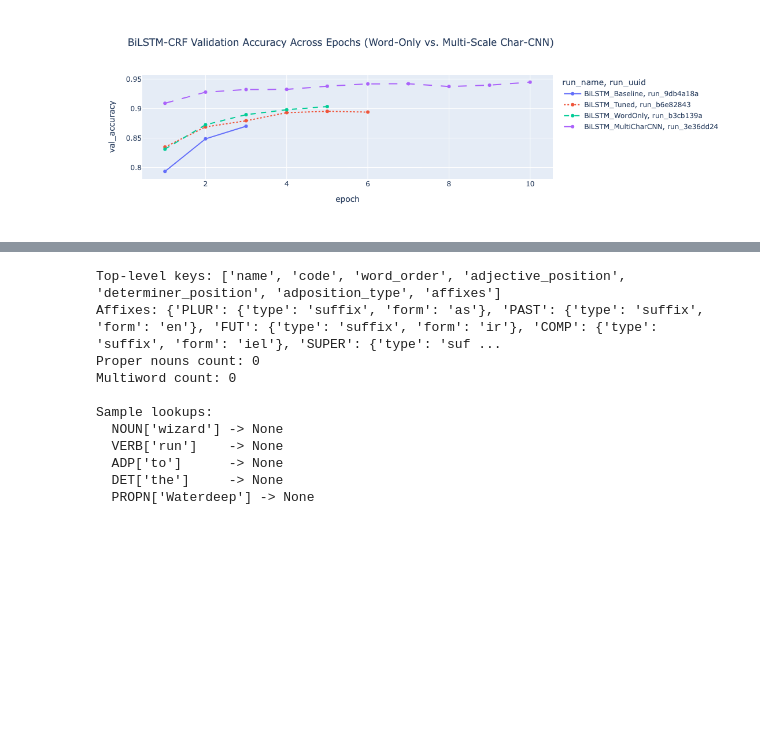
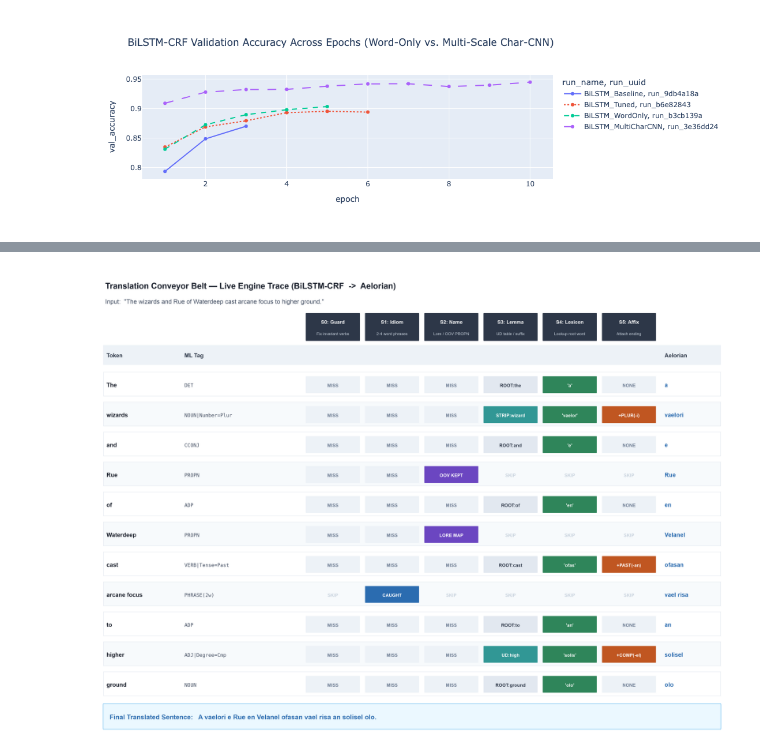
Before and after one commit to Ethereal-Mining-Company/conlang-translator, a Jupyter notebook: main.ipynb, the cells around one changed output, grey strips where cells are left out. Saved outputs shown, nothing was run; the diff lists cells and outputs as text; code cells hidden in the pictures; blank space fills up the shorter version.

```diff
--- a/main.ipynb
+++ b/main.ipynb
@@ -78,18 +83,0 @@ fig_eda.show()
-# %%
-import importlib
-import src.models
-import src.models.hist_gbdt
-import src.models.mlp_tagger
-
-importlib.reload(src.models.hist_gbdt)
-importlib.reload(src.models.mlp_tagger)
-importlib.reload(src.models)
-
-src.models.run_experiments(
-    models=["mlp_tagger", "hist_gbdt"],
-    run_names={
-        "hist_gbdt": ["HGB_Hashed2048", "HGB_MaxSafe4096"],
-    },
-    save_artifacts=True,
-    force_overwrite=True,
-)
@@ -282,13 +158,26 @@ NameError: name 'get_tagger' is not defined
 # %%
+import importlib
+import src.utils
+import src.engine
+import src.visualizations
+from src.models import get_tagger
+from src.utils import load_config
+
+importlib.reload(src.utils)
+importlib.reload(src.engine)
+importlib.reload(src.visualizations)
+
+cfg = load_config()
+translator = src.engine.DynamicTranslator(cfg["paths"]["languages_dir"], cfg["paths"]["english_rules"])
+tagger, model_name = get_tagger(cfg, model_key="bilstm_crf")
+
+src.visualizations.export_conveyor_pptx_visual(
+    sentence="The wizards and Rue of Waterdeep cast arcane focus to higher ground.",
+    cfg=cfg,
+    translator=translator,
+    tagger=tagger,
+    model_name=model_name,
+    target_lang="aelorian",
+)
 # %% [output]
-Top-level keys: ['name', 'code', 'word_order', 'adjective_position', 'determiner_position', 'adposition_type', 'affixes']
-Affixes: {'PLUR': {'type': 'suffix', 'form': 'as'}, 'PAST': {'type': 'suffix', 'form': 'en'}, 'FUT': {'type': 'suffix', 'form': 'ir'}, 'COMP': {'type': 'suffix', 'form': 'iel'}, 'SUPER': {'type': 'suf ...
-Proper nouns count: 0
-Multiword count: 0
-
-Sample lookups:
-  NOUN['wizard'] -> None
-  VERB['run']    -> None
-  ADP['to']      -> None
-  DET['the']     -> None
-  PROPN['Waterdeep'] -> None
+[figure, added]
```
Also changed, not shown: parts of 9 cells of this notebook, 24 other files.
